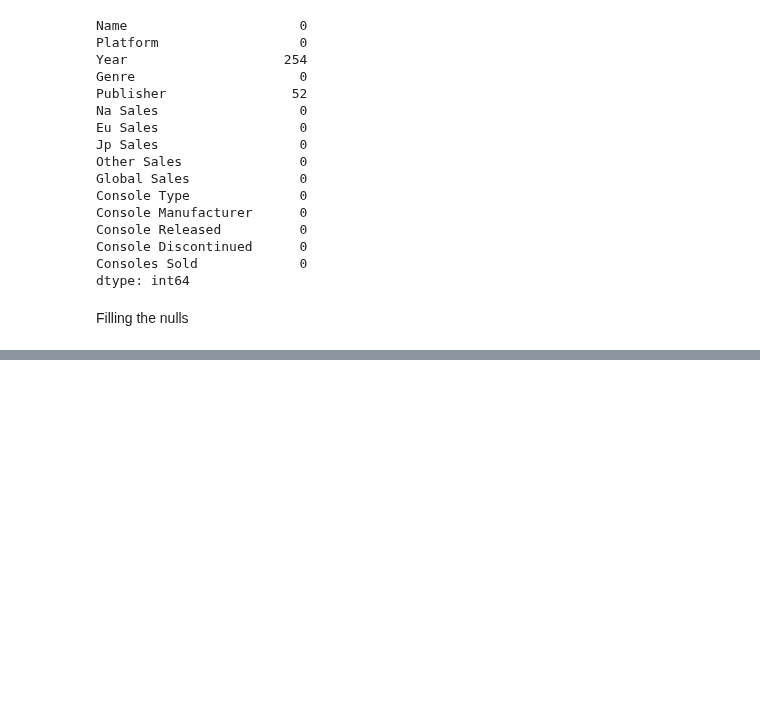
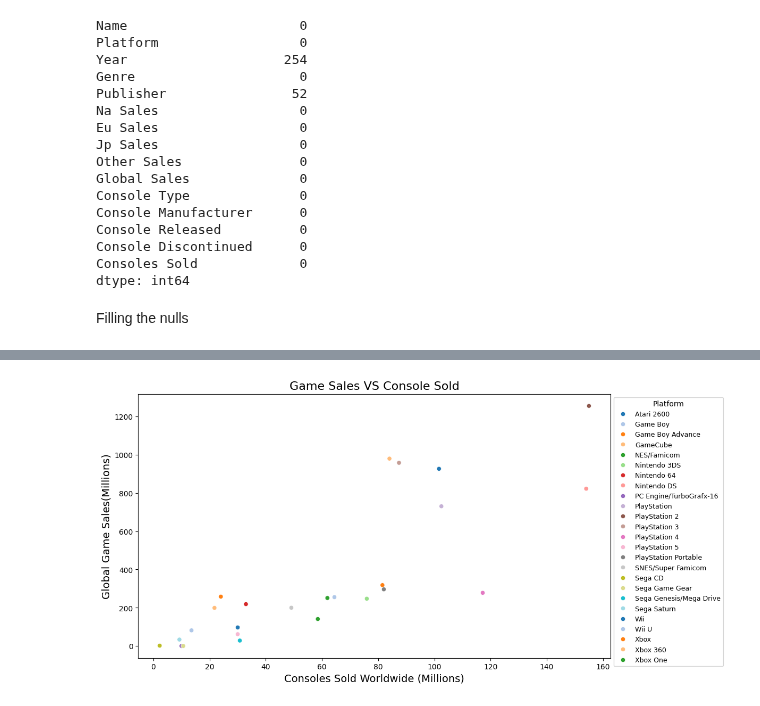
Before and after one commit to V-Pool/vg_sales, a Jupyter notebook: sales.ipynb, the cells around one changed output, grey strips where cells are left out. Saved outputs shown, nothing was run; the diff lists cells and outputs as text; code cells hidden in the pictures; blank space fills up the shorter version.

```diff
--- a/sales.ipynb
+++ b/sales.ipynb
@@ -307,0 +279,14 @@ plt.tight_layout()
+# %%
+consoles_scatter = merged_col_rename.groupby('Platform').agg({'Global Sales': 'sum', 'Consoles Sold': 'first' })
+
+
+
+plt.figure(figsize= (12, 6))
+sns.scatterplot(x='Consoles Sold', y='Global Sales', hue='Platform', data=consoles_scatter, palette='tab20', alpha= .99)
+plt.title('Game Sales VS Console Sold', fontsize= 16)
+plt.xlabel('Consoles Sold Worldwide (Millions)', fontsize= 14)
+plt.ylabel('Global Game Sales(Millions)', fontsize=14)
+plt.legend(fontsize=9, title='Platform', bbox_to_anchor=(1, 1))
+plt.tight_layout()
+# %% [output]
+[figure, added]
```
Also changed, not shown: parts of 10 cells of this notebook.
